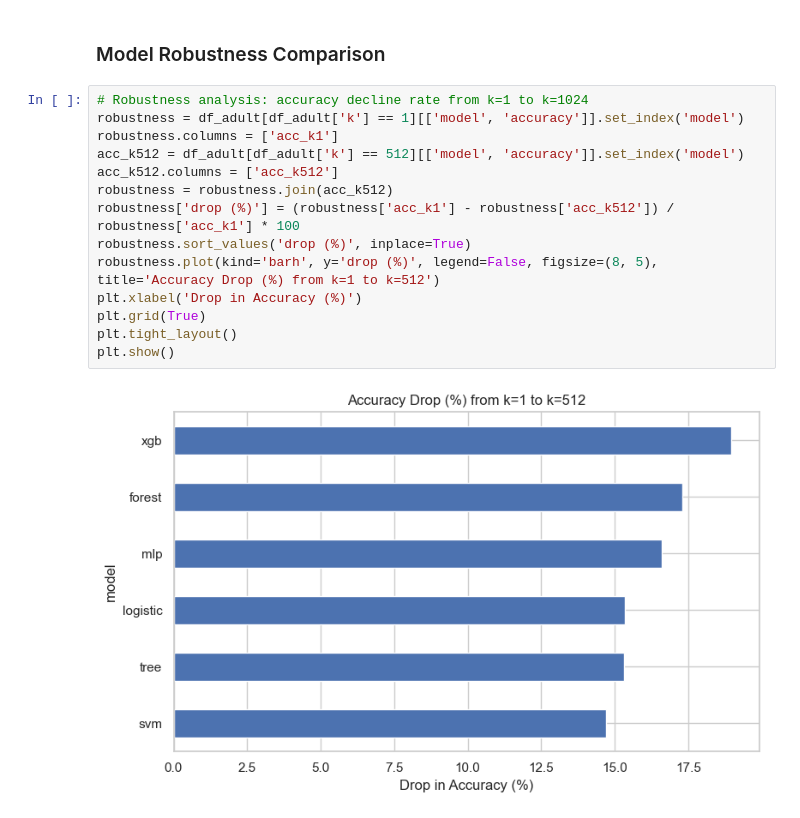
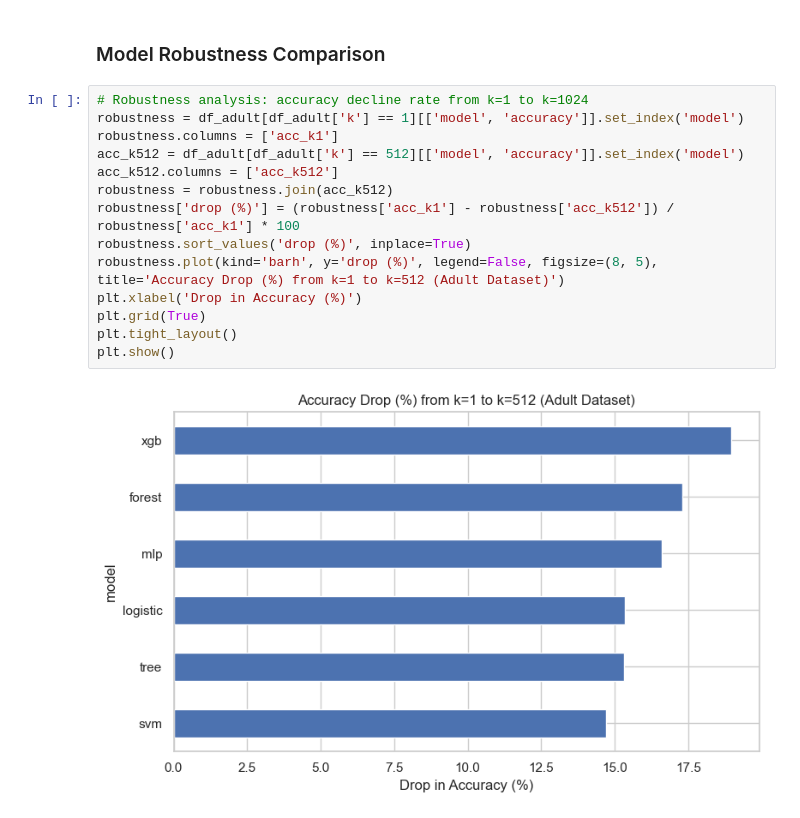
Before and after one commit to idilissever/comp430project, a Jupyter notebook: data_visualizations/adult_dataset_analysis.ipynb, the cells around one changed output. Drawn from its saved outputs; the diff is of its cells as text.

Commit message:
plots constructed

```diff
--- a/data_visualizations/adult_dataset_analysis.ipynb
+++ b/data_visualizations/adult_dataset_analysis.ipynb
@@ -153,19 +153,19 @@ plt.show()
 # %%
 # Robustness analysis: accuracy decline rate from k=1 to k=1024
 robustness = df_adult[df_adult['k'] == 1][['model', 'accuracy']].set_index('model')
 robustness.columns = ['acc_k1']
 acc_k512 = df_adult[df_adult['k'] == 512][['model', 'accuracy']].set_index('model')
 acc_k512.columns = ['acc_k512']
 robustness = robustness.join(acc_k512)
 robustness['drop (%)'] = (robustness['acc_k1'] - robustness['acc_k512']) / robustness['acc_k1'] * 100
 robustness.sort_values('drop (%)', inplace=True)
-robustness.plot(kind='barh', y='drop (%)', legend=False, figsize=(8, 5), title='Accuracy Drop (%) from k=1 to k=512')
+robustness.plot(kind='barh', y='drop (%)', legend=False, figsize=(8, 5), title='Accuracy Drop (%) from k=1 to k=512 (Adult Dataset)')
 plt.xlabel('Drop in Accuracy (%)')
 plt.grid(True)
 plt.tight_layout()
 plt.show()
 # %% [output]
-[figure, old version]
+[figure, new version]
 # %%
 # Robustness analysis: macro-f1 decline rate from k=1 to k=1024
 robustness = df_adult[df_adult['k'] == 1][['model', 'macro_avg_f1']].set_index('model')
```
Also changed, not shown: parts of 5 cells of this notebook, 19 other files.
